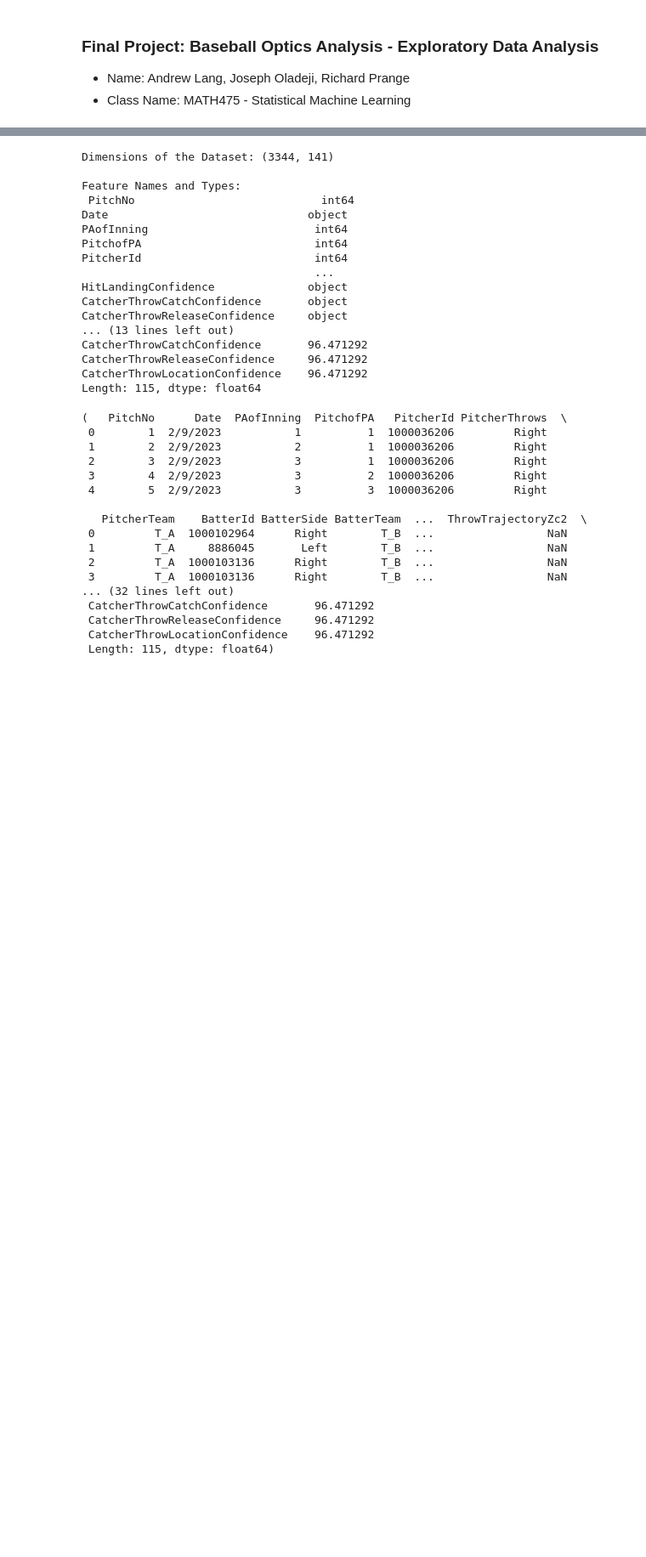
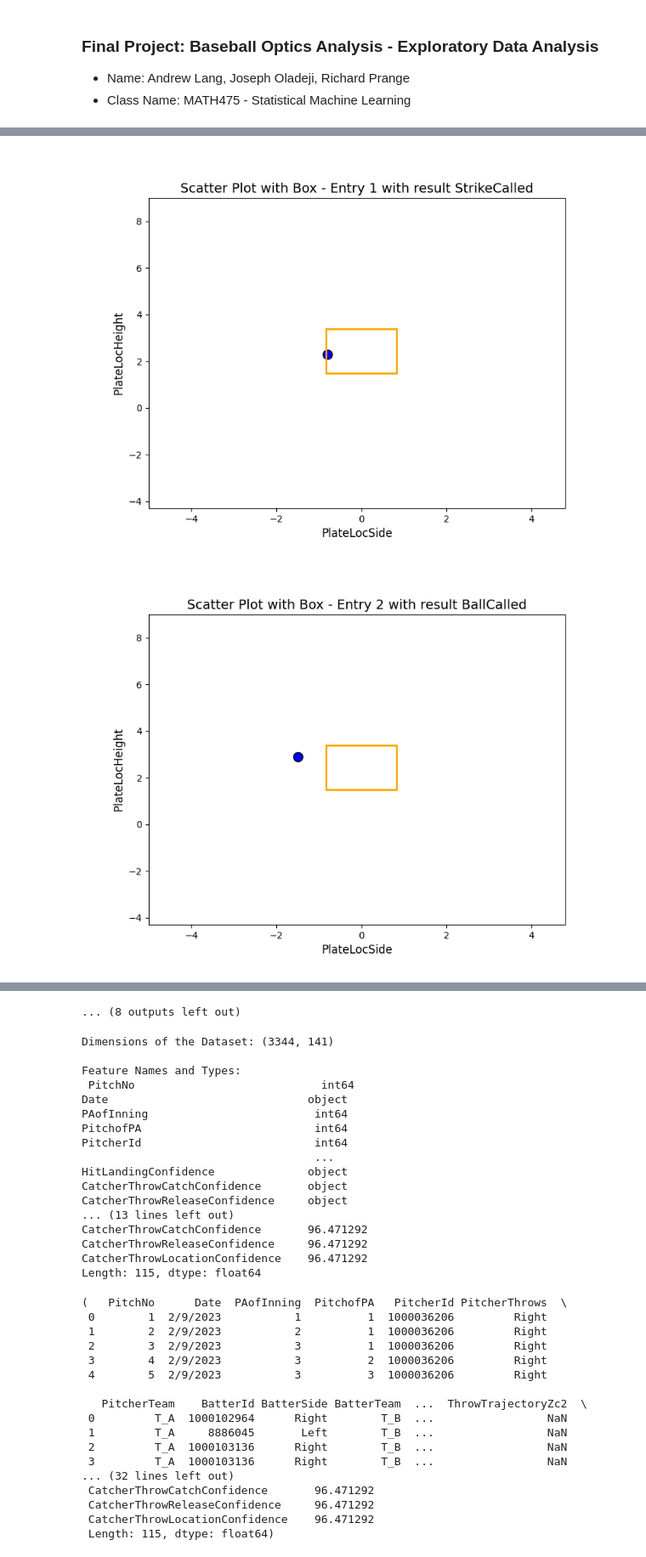
Before and after one commit to indexjoseph/BaseballOpticsAnalysis, a Jupyter notebook: BaseballOpticsAnalysis_EDA.ipynb, the cells around one changed output, grey strips where cells are left out. Shown at 85% size. Saved outputs shown, nothing was run; the diff lists cells and outputs as text; code cells hidden in the pictures; blank space fills up the shorter version.

Commit message:
Added some primitive image creation may need to be tweeked

```diff
--- a/BaseballOpticsAnalysis_EDA.ipynb
+++ b/BaseballOpticsAnalysis_EDA.ipynb
@@ -8,3 +10,19 @@ The **Track_Combo.csv** dataset contains **3,344** observations with **141 colum
 Reference:
 
 Pifer, N. D. P. (2024, September 16). Optical tracking data from college baseball scrimmages. Mendeley Data. https://data.mendeley.com/datasets/xfnz6mkdzm/3
+# %%
+# Remove unessicary columns before eda
+
+import pandas as pd
+
+# Read the data
+baseball_data = pd.read_csv("Track_Combo.csv")
+cols_to_not_drop = ["PitchCall", "PlateLocHeight", "PlateLocSide"]
+
+
+# remove all of the colums that dont pertain to the outcome of the pitch and its location
+classification_needs = baseball_data[cols_to_not_drop]
+#print(classification_needs)
+
+# Removing the un needed pitch calls
+df_filtered = classification_needs[classification_needs["PitchCall"].isin(['StrikeCalled', 'BallCalled'])]
@@ -10,0 +105,6 @@ Pifer, N. D. P. (2024, September 16). Optical tracking data from college basebal
+# %%
+for im in image_list:
+    display(im)
+# %% [output]
+[figure, added]
+[figure, added]
@@ -11,3 +121,4 @@ Pifer, N. D. P. (2024, September 16). Optical tracking data from college basebal
+... (8 outputs left out)
 # %%
 import pandas as pd
 
```
Also changed, not shown: parts of 4 cells of this notebook, 1 other file.
